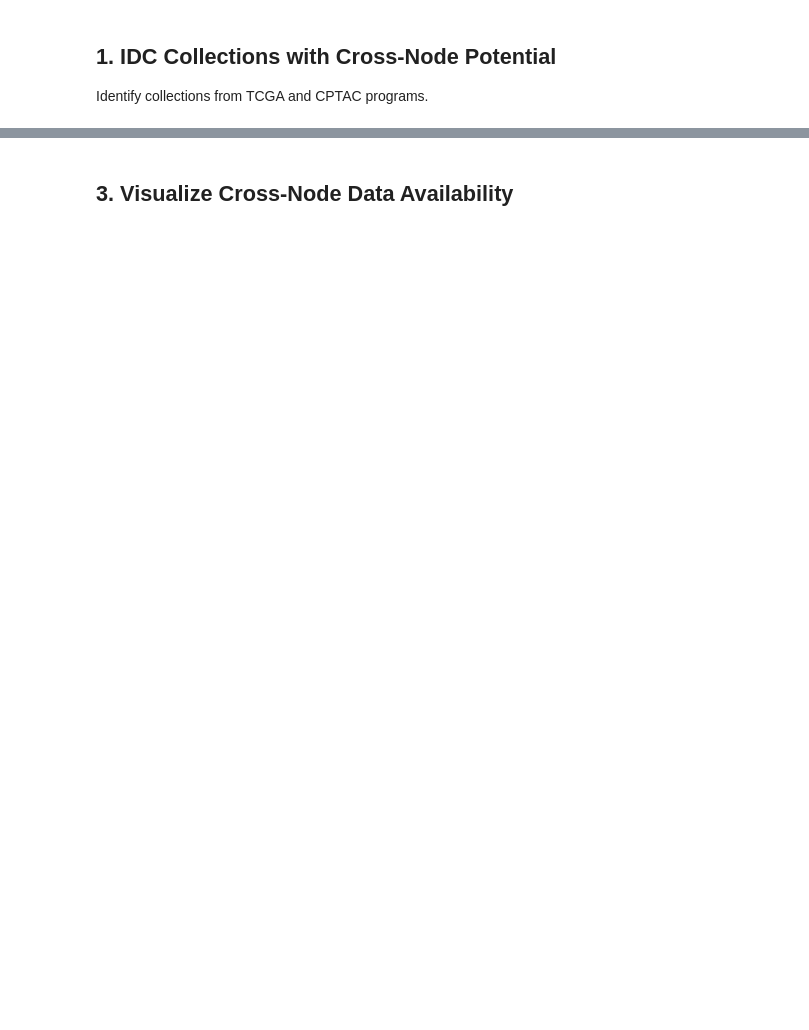
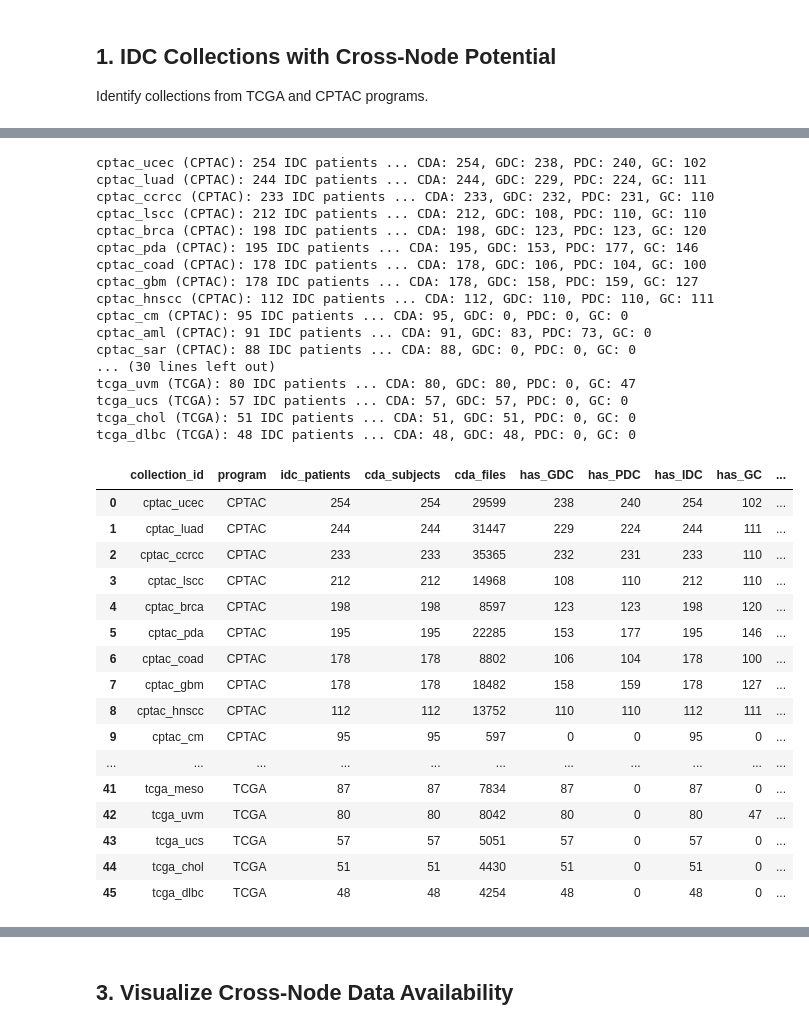
Before and after one commit to fedorov/idc-cda, a Jupyter notebook: notebooks/03_cross_node_analysis.ipynb, the cells around one changed output, grey strips where cells are left out. Saved outputs shown, nothing was run; the diff lists cells and outputs as text; code cells hidden in the pictures; blank space fills up the shorter version.

```diff
--- a/notebooks/03_cross_node_analysis.ipynb
+++ b/notebooks/03_cross_node_analysis.ipynb
@@ -205,0 +142,66 @@ cross_node_df[['collection_id', 'program', 'idc_patients', 'sampled', 'pct_in_cd
+# %%
+# One CDA call per collection — exact counts for every patient, not a sample.
+collection_results = []
+
+for _, row in candidates.iterrows():
+    cid, program = row['collection_id'], row['program']
+    print(f"{cid} ({program}): {row['idc_patients']} IDC patients ... ", end="")
+
+    summary = collection_cross_node(cid)
+    if summary is None:
+        continue
+
+    totals = node_totals(summary['data_source'])
+    collection_results.append({
+        'collection_id': cid,
+        'program': program,
+        'idc_patients': int(row['idc_patients']),
+        'cda_subjects': summary['number_of_matching_subjects'],
+        'cda_files': summary['number_of_files_related_to_matching_subjects'],
+        'has_GDC': totals['GDC'],
+        'has_PDC': totals['PDC'],
+        'has_IDC': totals['IDC'],
+        'has_GC': totals['GC'],
+        'modalities': row['modalities'],
+    })
+
+    print(f"CDA: {summary['number_of_matching_subjects']}, "
+          f"GDC: {totals['GDC']}, PDC: {totals['PDC']}, GC: {totals['GC']}")
+
+cross_node_df = pd.DataFrame(collection_results)
+cross_node_df
+# %% [output]
+cptac_ucec (CPTAC): 254 IDC patients ... CDA: 254, GDC: 238, PDC: 240, GC: 102
+cptac_luad (CPTAC): 244 IDC patients ... CDA: 244, GDC: 229, PDC: 224, GC: 111
+cptac_ccrcc (CPTAC): 233 IDC patients ... CDA: 233, GDC: 232, PDC: 231, GC: 110
+cptac_lscc (CPTAC): 212 IDC patients ... CDA: 212, GDC: 108, PDC: 110, GC: 110
+cptac_brca (CPTAC): 198 IDC patients ... CDA: 198, GDC: 123, PDC: 123, GC: 120
+cptac_pda (CPTAC): 195 IDC patients ... CDA: 195, GDC: 153, PDC: 177, GC: 146
+cptac_coad (CPTAC): 178 IDC patients ... CDA: 178, GDC: 106, PDC: 104, GC: 100
+cptac_gbm (CPTAC): 178 IDC patients ... CDA: 178, GDC: 158, PDC: 159, GC: 127
+cptac_hnscc (CPTAC): 112 IDC patients ... CDA: 112, GDC: 110, PDC: 110, GC: 111
+cptac_cm (CPTAC): 95 IDC patients ... CDA: 95, GDC: 0, PDC: 0, GC: 0
+cptac_aml (CPTAC): 91 IDC patients ... CDA: 91, GDC: 83, PDC: 73, GC: 0
+cptac_sar (CPTAC): 88 IDC patients ... CDA: 88, GDC: 0, PDC: 0, GC: 0
+... (30 lines left out)
+tcga_uvm (TCGA): 80 IDC patients ... CDA: 80, GDC: 80, PDC: 0, GC: 47
+tcga_ucs (TCGA): 57 IDC patients ... CDA: 57, GDC: 57, PDC: 0, GC: 0
+tcga_chol (TCGA): 51 IDC patients ... CDA: 51, GDC: 51, PDC: 0, GC: 0
+tcga_dlbc (TCGA): 48 IDC patients ... CDA: 48, GDC: 48, PDC: 0, GC: 0
+|  | collection_id | program | idc_patients | cda_subjects | cda_files | has_GDC | has_PDC | has_IDC | has_GC | ... |
+| 0 | cptac_ucec | CPTAC | 254 | 254 | 29599 | 238 | 240 | 254 | 102 | ... |
+| 1 | cptac_luad | CPTAC | 244 | 244 | 31447 | 229 | 224 | 244 | 111 | ... |
+| 2 | cptac_ccrcc | CPTAC | 233 | 233 | 35365 | 232 | 231 | 233 | 110 | ... |
+| 3 | cptac_lscc | CPTAC | 212 | 212 | 14968 | 108 | 110 | 212 | 110 | ... |
+| 4 | cptac_brca | CPTAC | 198 | 198 | 8597 | 123 | 123 | 198 | 120 | ... |
+| 5 | cptac_pda | CPTAC | 195 | 195 | 22285 | 153 | 177 | 195 | 146 | ... |
+| 6 | cptac_coad | CPTAC | 178 | 178 | 8802 | 106 | 104 | 178 | 100 | ... |
+| 7 | cptac_gbm | CPTAC | 178 | 178 | 18482 | 158 | 159 | 178 | 127 | ... |
+| 8 | cptac_hnscc | CPTAC | 112 | 112 | 13752 | 110 | 110 | 112 | 111 | ... |
+| 9 | cptac_cm | CPTAC | 95 | 95 | 597 | 0 | 0 | 95 | 0 | ... |
+| ... | ... | ... | ... | ... | ... | ... | ... | ... | ... | ... |
+| 41 | tcga_meso | TCGA | 87 | 87 | 7834 | 87 | 0 | 87 | 0 | ... |
+| 42 | tcga_uvm | TCGA | 80 | 80 | 8042 | 80 | 0 | 80 | 47 | ... |
+| 43 | tcga_ucs | TCGA | 57 | 57 | 5051 | 57 | 0 | 57 | 0 | ... |
+| 44 | tcga_chol | TCGA | 51 | 51 | 4430 | 51 | 0 | 51 | 0 | ... |
+| 45 | tcga_dlbc | TCGA | 48 | 48 | 4254 | 48 | 0 | 48 | 0 | ... |
```
Also changed, not shown: parts of 17 cells of this notebook, 4 other files.
